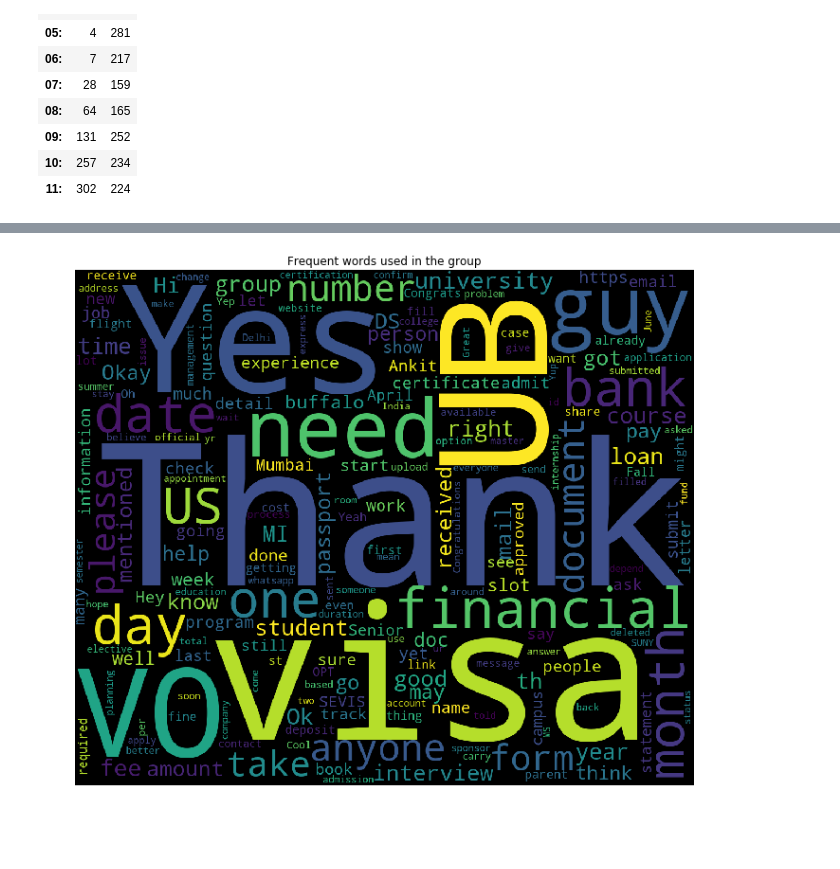
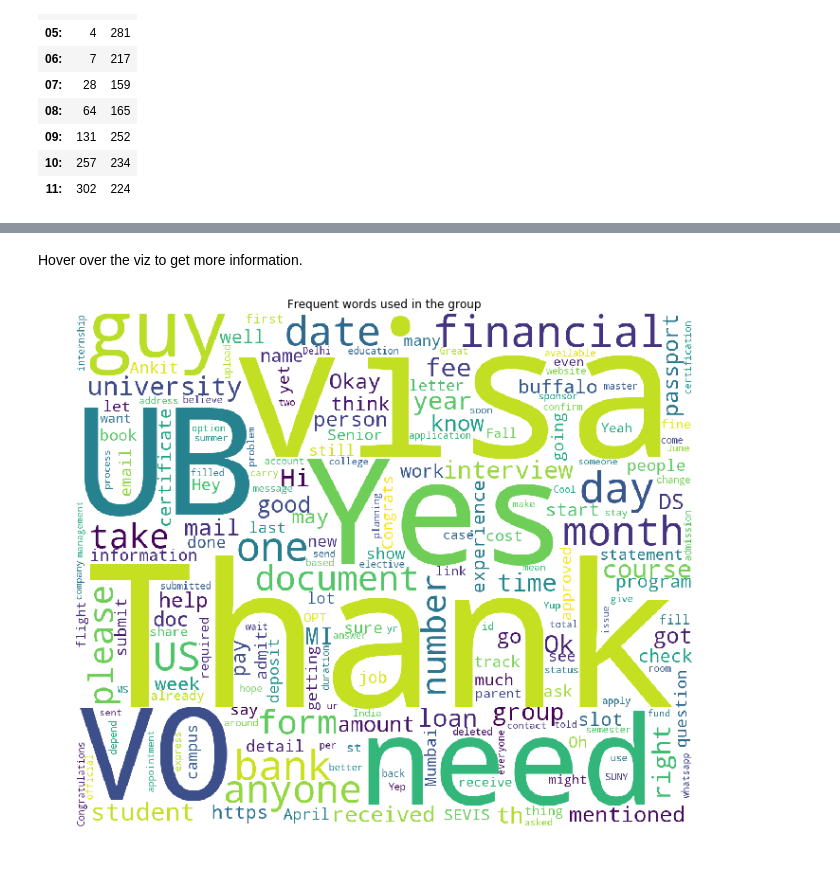
Before and after one commit to ap1495/UB-MIS-2019-Group-Chat-Analysis, a Jupyter notebook: UB-MIS-GroupChat.ipynb, the cells around one changed output, grey strips where cells are left out. Cells and saved outputs as stored; diff of their text form; code cells hidden in the pictures; blank space fills up the shorter version.

```diff
--- a/UB-MIS-GroupChat.ipynb
+++ b/UB-MIS-GroupChat.ipynb
@@ -501,20 +507,22 @@ fig = go.Figure(data=[trace6], layout=layout)
 py.iplot(fig)
 # %% [output]
 [interactive output not drawn]
+# %% [markdown]
+Hover over the viz to get more information.
 # %%
 text = ' '.join(df['NormalizedMessage'])
 text = text.replace('Media omitted', '')
 
-wordcloud = WordCloud(background_color='black', collocations=False,
-                      width=1200, height=1000).generate(text)
+wordcloud = WordCloud(background_color='white', collocations=False,
+                      width=1200, height=1000, random_state=42, colormap='viridis_r').generate(text)
 
 plt.figure(figsize=(12,10))
 plt.axis('off')
 plt.imshow(wordcloud)
 plt.title('Frequent words used in the group')
 plt.show()
 # %% [output]
-[figure, old version]
+[figure, new version]
 # %%
 ! jupyter nbconvert --to html UB-MIS-GroupChat.ipynb.
 # %% [output]
```
Also changed, not shown: parts of 9 cells of this notebook, 1 other file.
